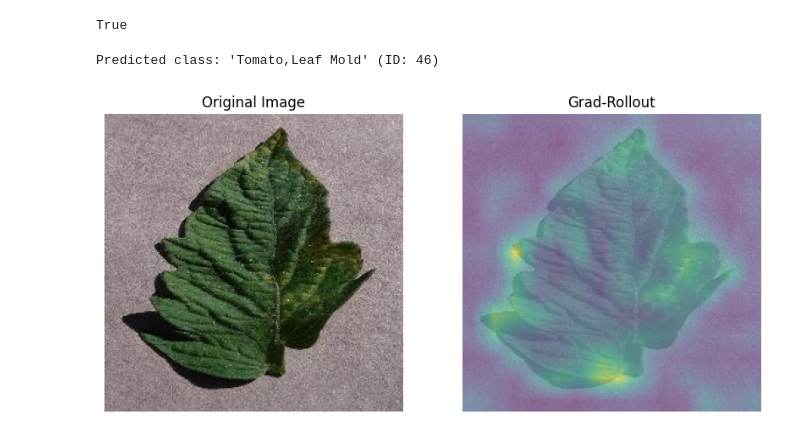
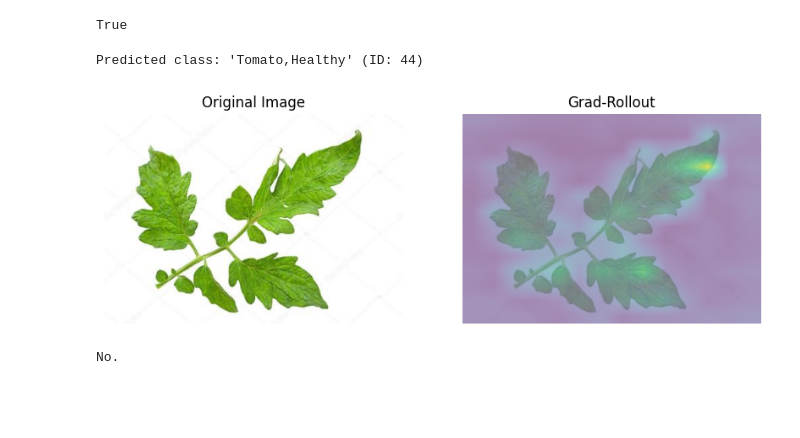
Before and after one commit to Armaan457/AgriVerse, a Jupyter notebook: evals.ipynb, the cells around one changed output. Saved outputs shown, nothing was run; the diff lists cells and outputs as text; code cells hidden in the pictures; blank space fills up the shorter version.

```diff
--- a/evals.ipynb
+++ b/evals.ipynb
@@ -167,6 +213,6 @@ RETURN nodes, rels
 # %%
-YOUR_IMAGE_PATH_HERE = "dataset/images/Tomato,Leaf Mold/plant_36267.jpg"
-YOUR_QUERY_HERE = "What are the effective control measures that can be implemented to manage Tomato Leaf Mold?"
+YOUR_IMAGE_PATH_HERE = "dataset/images/Tomato,Healthy/plant_22163.jpg"
+YOUR_QUERY_HERE = "Is this crop diseased?"
 
 try:
     image_pil = Image.open(YOUR_IMAGE_PATH_HERE).convert("RGB")
@@ -190,35 +236,37 @@ try:
     img_size = inference_processor.size['height']
     heatmap_resized = cv2.resize(heatmap, (image_pil.width, image_pil.height))
 
     plt.figure(figsize=(10, 5))
     plt.subplot(1, 2, 1)
     plt.title("Original Image")
     plt.imshow(image_pil)
     plt.axis('off')
 
     plt.subplot(1, 2, 2)
     plt.title(f"Grad-Rollout")
     plt.imshow(image_pil, alpha=0.5)
     plt.imshow(heatmap_resized, cmap='viridis', alpha=0.5)
     plt.axis('off')
     plt.show()
 
     crop, dis = predicted_class_name.split(',')
     subgraph = graph.query(CYPHER_SUBGRAPH, params={"disease": dis, "crop" : crop })[0]['rels']
     answer = answer_chain.invoke({
         "question": YOUR_QUERY_HERE,
         "context": str(subgraph)
     })
     gen = answer.content
+    print(gen)
 
 except FileNotFoundError:
     print(f"Error: Image file not found at '{YOUR_IMAGE_PATH_HERE}'")
 except Exception as e:
     print(f"An error occurred: {e}")
     print("Please ensure your image file is a valid format (JPG, PNG, etc.)")
 # %% [output]
-Predicted class: 'Tomato,Leaf Mold' (ID: 46)
+Predicted class: 'Tomato,Healthy' (ID: 44)
-[figure, old version]
+[figure, new version]
+No.
 # %%
 def run_pipeline(image, query):
 
```
Also changed, not shown: parts of 18 cells of this notebook, 1 other file.
